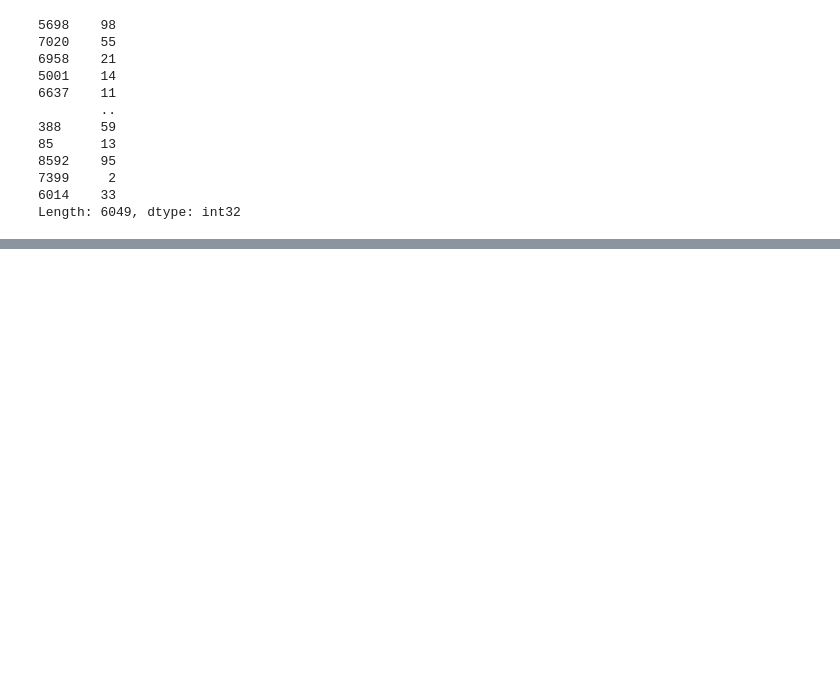
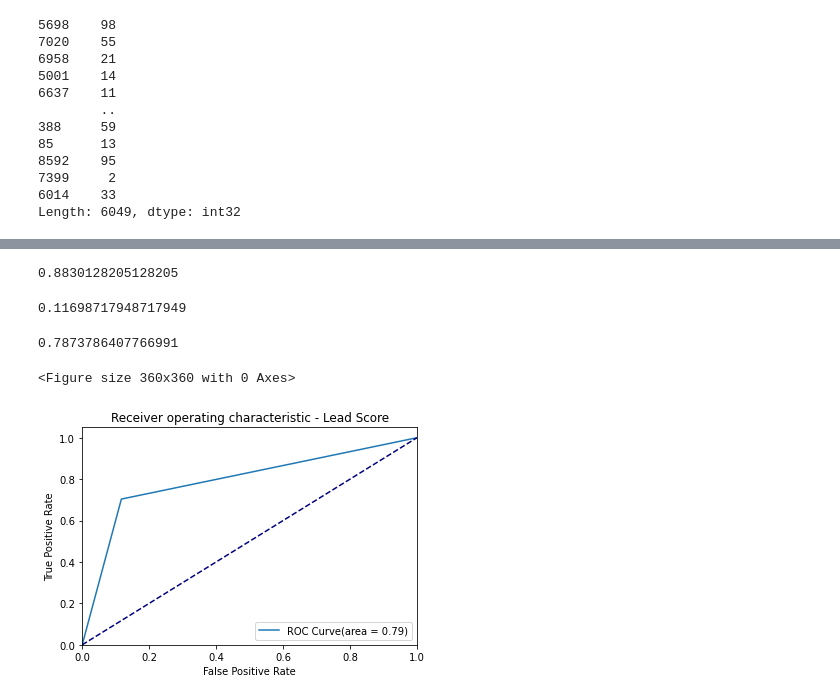
Before and after one commit to sreedevigattu/leadscoring, a Jupyter notebook: Lead Scoring case study - Logistic (1).ipynb, the cells around one changed output, grey strips where cells are left out. Saved outputs shown, nothing was run; the diff lists cells and outputs as text; code cells hidden in the pictures; blank space fills up the shorter version.

```diff
--- a/Lead Scoring case study - Logistic (1).ipynb
+++ b/Lead Scoring case study - Logistic (1).ipynb
@@ -1227,0 +1242,3 @@ Length: 6049, dtype: int32
+# %%
+y_train_pred = y_train_pred.values.reshape(-1)
+y_train_pred[:10]
@@ -1227,0 +1248,4 @@ Length: 6049, dtype: int32
+# %%
+y_train_pred_final = pd.DataFrame ({'Lead': y_train.values, 'Lead_Prob' : y_train_pred})
+y_train_pred_final['Lead_ID'] = y_train.index
+y_train_pred_final.head()
@@ -1227,0 +1259,5 @@ Length: 6049, dtype: int32
+# %%
+y_train_pred_final['Predicted'] = y_train_pred_final['Lead_Prob'].map(lambda x: 1 if x>0.5 else 0)
+
+## LOOK at the head of the data
+y_train_pred_final.head()
@@ -1227,0 +1301,32 @@ Length: 6049, dtype: int32
+# %%
+# Specificity
+TN/float (TN+FP)
+# %% [output]
+0.8830128205128205
+# %%
+# False Positive rate - predicting Lead when the customer was not lead
+print (FP/float(TN+FP))
+# %% [output]
+0.11698717948717949
+# %%
+# Positive predictive value
+print (TP/float(TP+FP))
+# %% [output]
+0.7873786407766991
+# %%
+def draw_roc (actual,probs):
+    fpr,tpr,thresholds = metrics.roc_curve (actual,probs,drop_intermediate = False)
+    auc_score = metrics.roc_auc_score (actual,probs)
+    plt.figure (figsize =(5,5))
+    plt.figure()
+    plt.plot(fpr, tpr, label = 'ROC Curve(area = %0.2f)' % auc_score)
+    plt.plot([0, 1], [0, 1], color='navy', linestyle='--')
+    plt.xlim([0.0, 1.0])
+    plt.ylim([0.0, 1.05])
+    plt.xlabel('False Positive Rate')
+    plt.ylabel('True Positive Rate')
+    plt.title('Receiver operating characteristic - Lead Score')
+    plt.legend(loc="lower right")
+    plt.show()
+
+    return None
@@ -1227,0 +1335,5 @@ Length: 6049, dtype: int32
+# %%
+draw_roc(y_train_pred_final['Lead'],y_train_pred_final['Predicted'])
+# %% [output]
+<Figure size 360x360 with 0 Axes>
+[figure, added]
```
Also changed, not shown: parts of 65 cells of this notebook.
